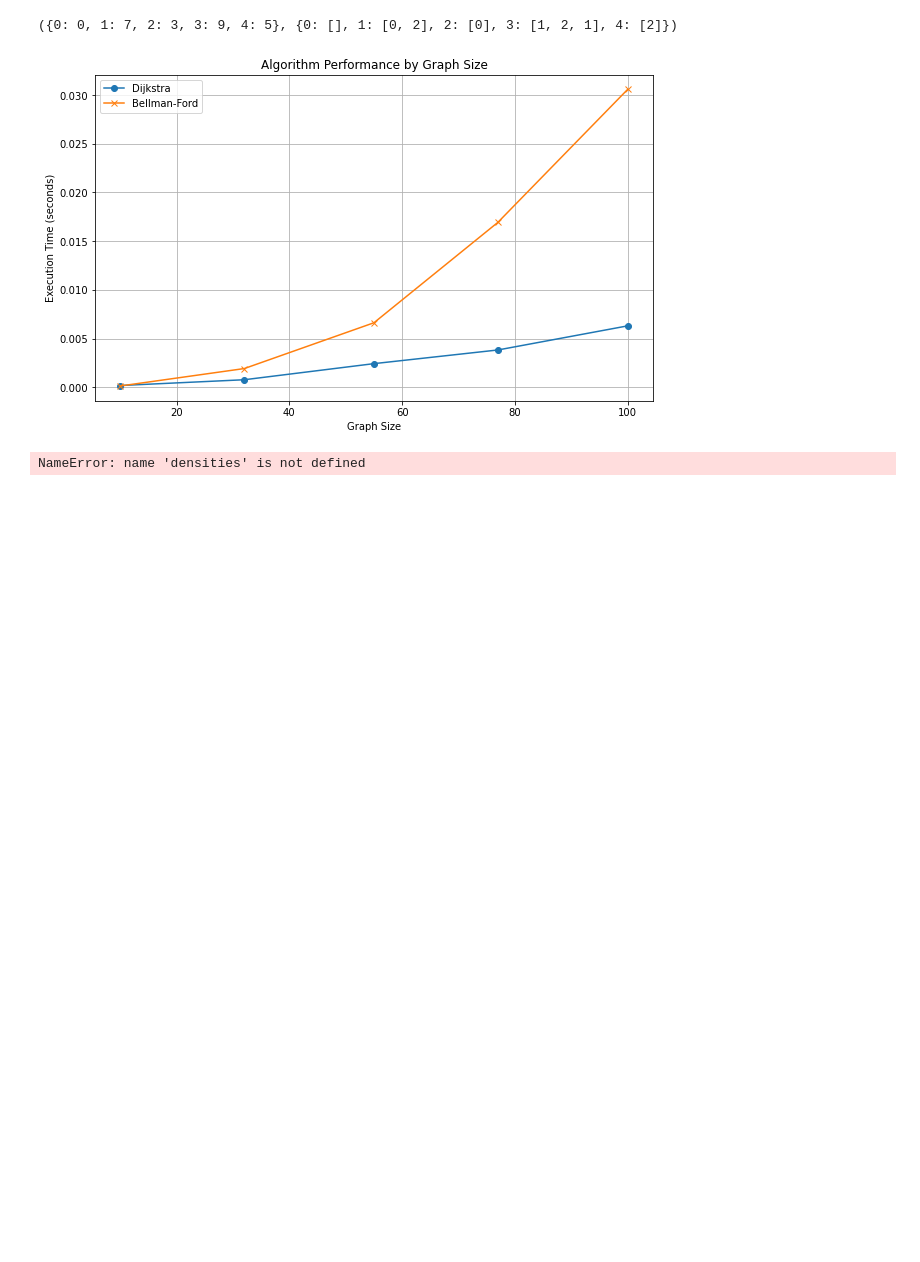
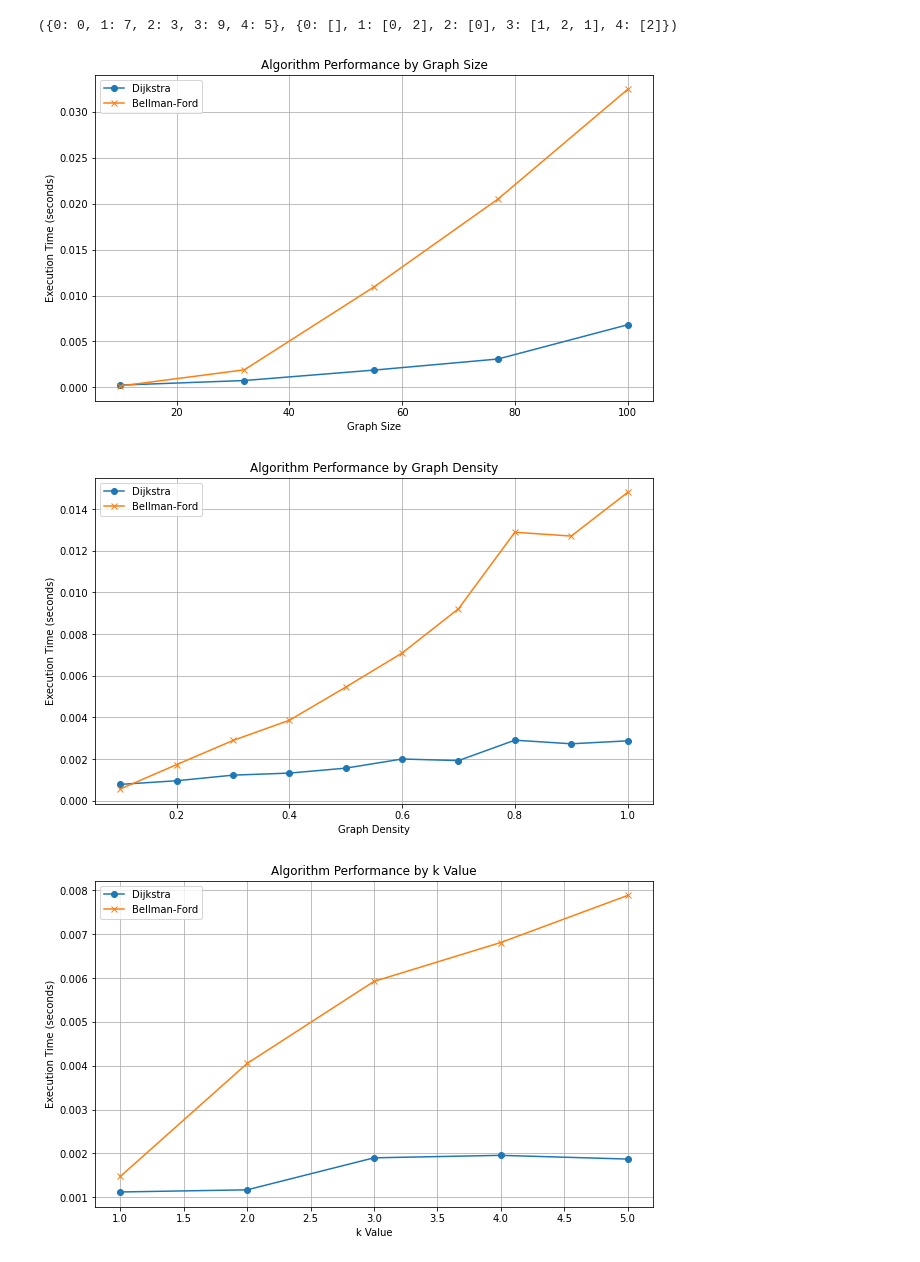
Before and after one commit to saboorah/CS2XC3-Final-Project, a Jupyter notebook: Final Project.ipynb, the cells around one changed output. Saved outputs shown, nothing was run; the diff lists cells and outputs as text; code cells hidden in the pictures; blank space fills up the shorter version.

```diff
--- a/Final Project.ipynb
+++ b/Final Project.ipynb
@@ -304,6 +304,10 @@ plt.grid(True)
 plt.show()
 
 #graph density
+constant_size = 50  # Keeping size constant for the density experiment
+constant_k = 3  # Keeping k constant for the density experiment
+densities = np.linspace(0.1, 1, 10)
+
 dijkstra_times_density = []
 bellman_ford_times_density = []
 
@@ -327,36 +331,41 @@ plt.ylabel('Execution Time (seconds)')
 plt.title('Algorithm Performance by Graph Density')
 plt.legend()
 plt.grid(True)
 plt.show()
 
-# varying k values
+# k values
+constant_size = 50  # Keeping size constant for the k values experiment
+constant_density = 0.5  # Keeping density constant for the k values experiment
+k_values = list(range(1, 6))
+
 dijkstra_times_k = []
 bellman_ford_times_k = []
 
 for k in k_values:
     graph = generate_random_graph(constant_size, constant_density)
 
     start_time = time.time()
     dijkstra(graph, 0, k)
     dijkstra_times_k.append(time.time() - start_time)
 
     start_time = time.time()
     BellmanFord(graph, 0, k)
     bellman_ford_times_k.append(time.time() - start_time)
 
 # plotting
 plt.figure(figsize=(10, 6))
 plt.plot(k_values, dijkstra_times_k, label='Dijkstra', marker='o')
 plt.plot(k_values, bellman_ford_times_k, label='Bellman-Ford', marker='x')
 plt.xlabel('k Value')
 plt.ylabel('Execution Time (seconds)')
 plt.title('Algorithm Performance by k Value')
 plt.legend()
 plt.grid(True)
 plt.show()
 # %% [output]
-[figure, old version]
+[figure, new version]
-NameError: name 'densities' is not defined
+[figure, added]
+[figure, added]
 # %%
 #REFLECTIONS
 '''
```
